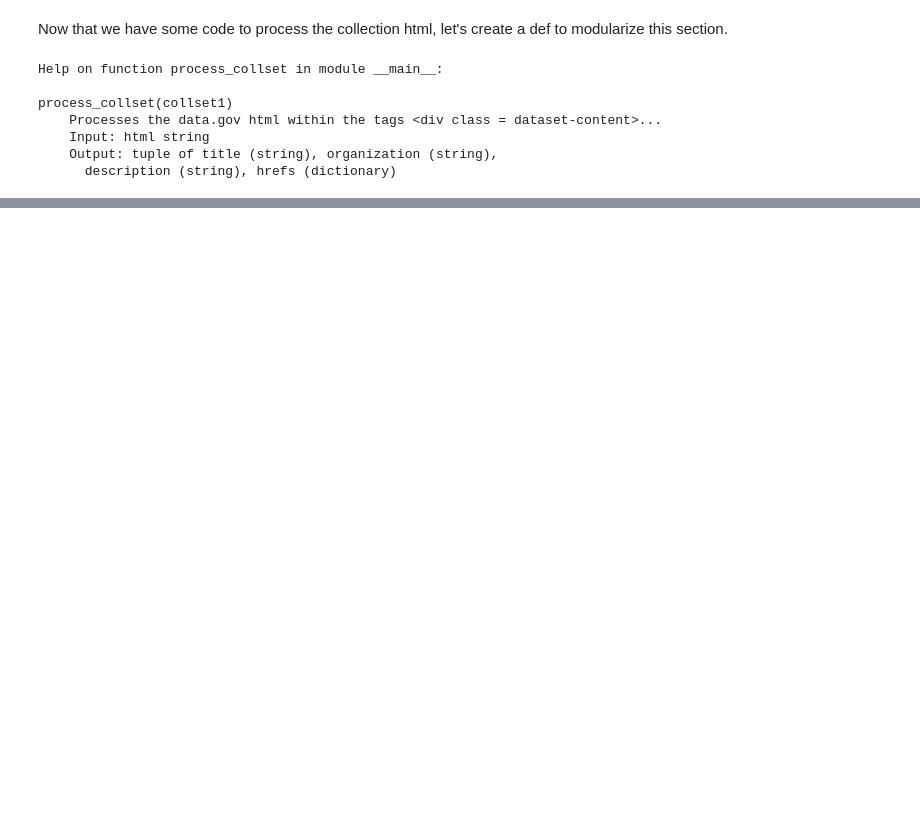
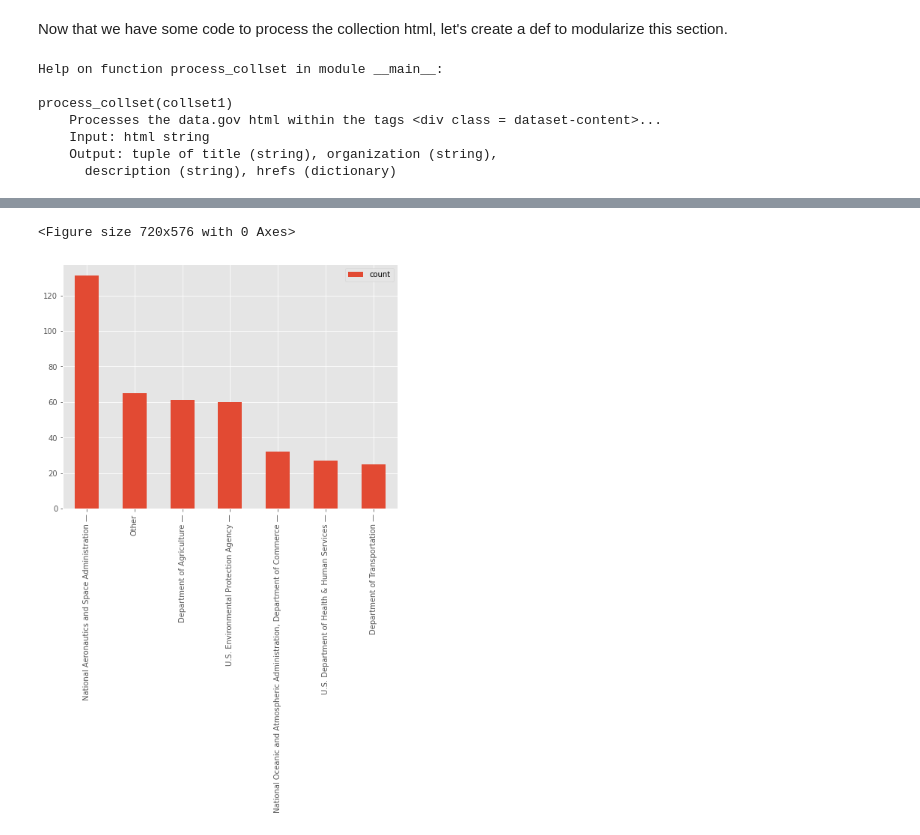
Before and after one commit to a-f-farris/141b-lectures, a Jupyter notebook: lecture21/lecture21.ipynb, the cells around one changed output, grey strips where cells are left out. Drawn from its saved outputs; the diff is of its cells as text; code cells hidden in the pictures; blank space fills up the shorter version.

```diff
--- a/lecture21/lecture21.ipynb
+++ b/lecture21/lecture21.ipynb
@@ -295,0 +366,2 @@ Integrated Surface Dataset (Global)
+# %%
+org_count = climate_df.groupby('organization').count()
@@ -295,0 +390,4 @@ Integrated Surface Dataset (Global)
+# %%
+org_count_abbr = org_count[org_count['name'] > 20]
+# %%
+rem_count = org_count[org_count['name'] <= 20].sum()[0]
@@ -295,0 +398,4 @@ Integrated Surface Dataset (Global)
+# %%
+org_count_abbr = org_count_abbr.append(pd.DataFrame({'name':[rem_count]},
+                                                    index=['Other']))
+org_count_abbr = org_count_abbr[['name']].rename(columns={'name':'count'})
@@ -295,0 +413,6 @@ Integrated Surface Dataset (Global)
+# %%
+plt.figure(figsize=(10,8))
+_ = org_count_abbr.sort_values(by='count',ascending=False).plot(y='count',kind='bar',figsize=(8,6))
+# %% [output]
+<Figure size 720x576 with 0 Axes>
+[figure, added]
```
Also changed, not shown: parts of 30 cells of this notebook, 1 other file.
